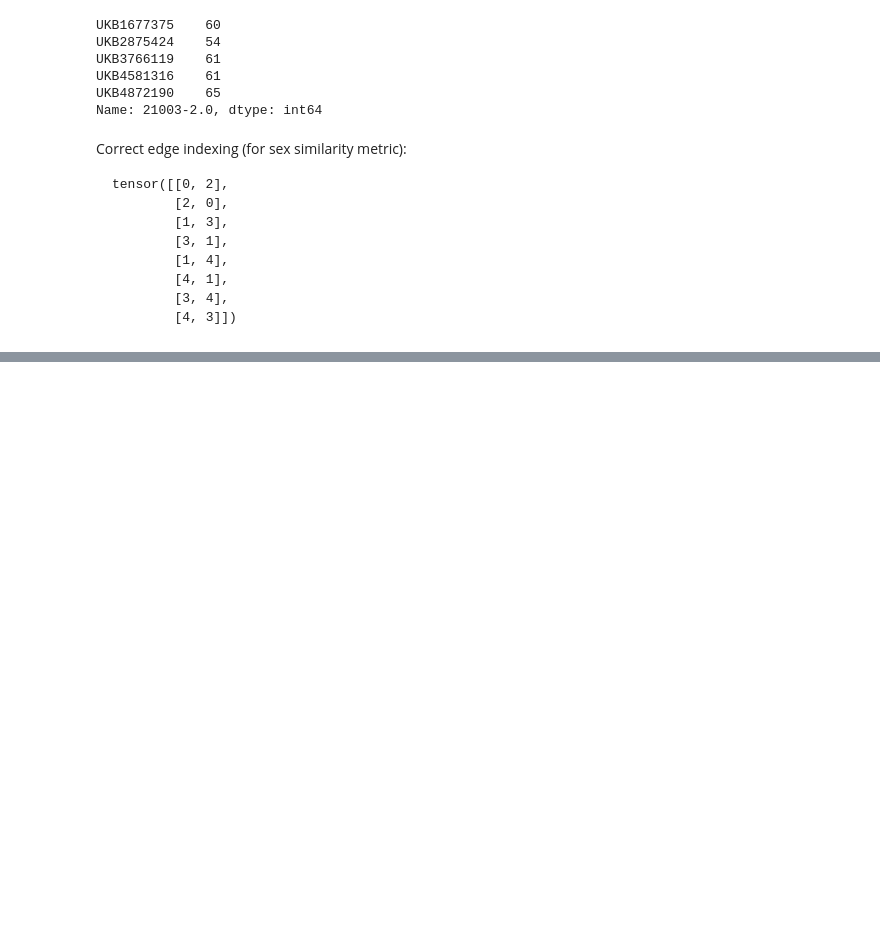
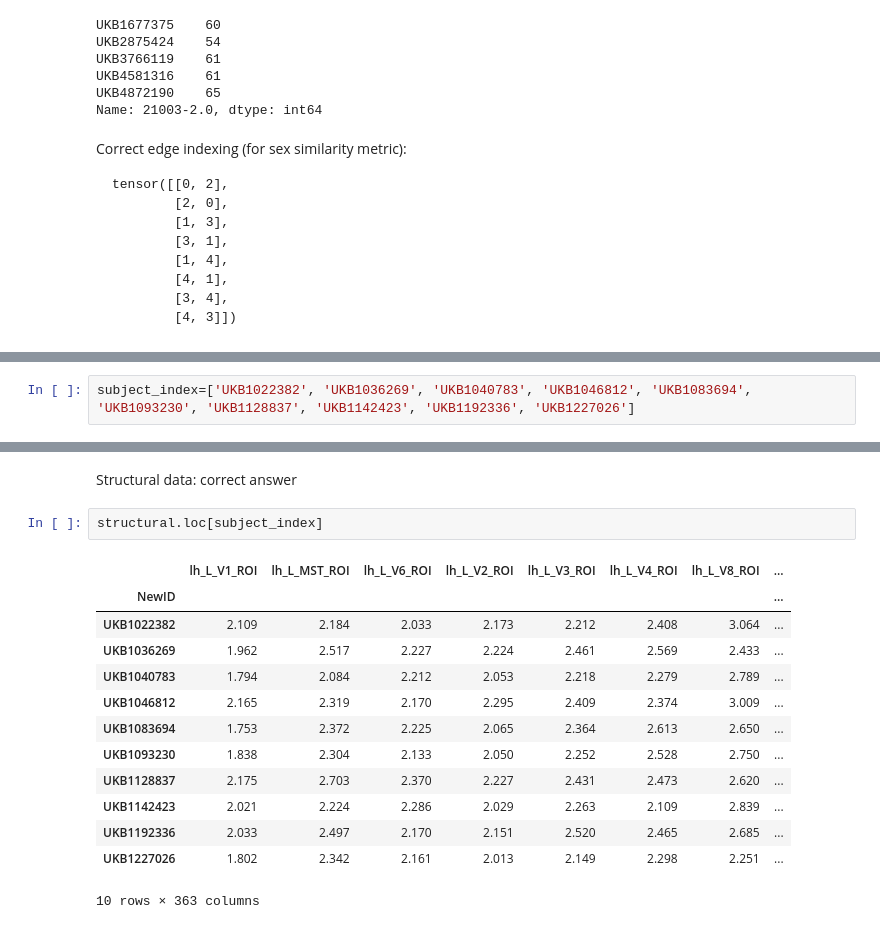
Before and after one commit to kamilest/brain-age-gnn, a Jupyter notebook: notebooks/verify_graph.ipynb, the cells around one changed output, grey strips where cells are left out. Cells and saved outputs as stored; diff of their text form; blank space fills up the shorter version.

```diff
--- a/notebooks/verify_graph.ipynb
+++ b/notebooks/verify_graph.ipynb
@@ -127,0 +135,2 @@ tensor([[0, 2],
+# %%
+subject_index=['UKB1022382', 'UKB1036269', 'UKB1040783', 'UKB1046812', 'UKB1083694', 'UKB1093230', 'UKB1128837', 'UKB1142423', 'UKB1192336', 'UKB1227026']
@@ -127,0 +152,18 @@ tensor([[0, 2],
+# %% [markdown]
+Structural data: correct answer
+# %%
+structural.loc[subject_index]
+# %% [output]
+|  | lh_L_V1_ROI | lh_L_MST_ROI | lh_L_V6_ROI | lh_L_V2_ROI | lh_L_V3_ROI | lh_L_V4_ROI | lh_L_V8_ROI | ... |
+| NewID |  |  |  |  |  |  |  | ... |
+| UKB1022382 | 2.109 | 2.184 | 2.033 | 2.173 | 2.212 | 2.408 | 3.064 | ... |
+| UKB1036269 | 1.962 | 2.517 | 2.227 | 2.224 | 2.461 | 2.569 | 2.433 | ... |
+| UKB1040783 | 1.794 | 2.084 | 2.212 | 2.053 | 2.218 | 2.279 | 2.789 | ... |
+| UKB1046812 | 2.165 | 2.319 | 2.170 | 2.295 | 2.409 | 2.374 | 3.009 | ... |
+| UKB1083694 | 1.753 | 2.372 | 2.225 | 2.065 | 2.364 | 2.613 | 2.650 | ... |
+| UKB1093230 | 1.838 | 2.304 | 2.133 | 2.050 | 2.252 | 2.528 | 2.750 | ... |
+| UKB1128837 | 2.175 | 2.703 | 2.370 | 2.227 | 2.431 | 2.473 | 2.620 | ... |
+| UKB1142423 | 2.021 | 2.224 | 2.286 | 2.029 | 2.263 | 2.109 | 2.839 | ... |
+| UKB1192336 | 2.033 | 2.497 | 2.170 | 2.151 | 2.520 | 2.465 | 2.685 | ... |
+| UKB1227026 | 1.802 | 2.342 | 2.161 | 2.013 | 2.149 | 2.298 | 2.251 | ... |
+10 rows × 363 columns
```
Also changed, not shown: parts of 6 cells of this notebook, 1 other file.
